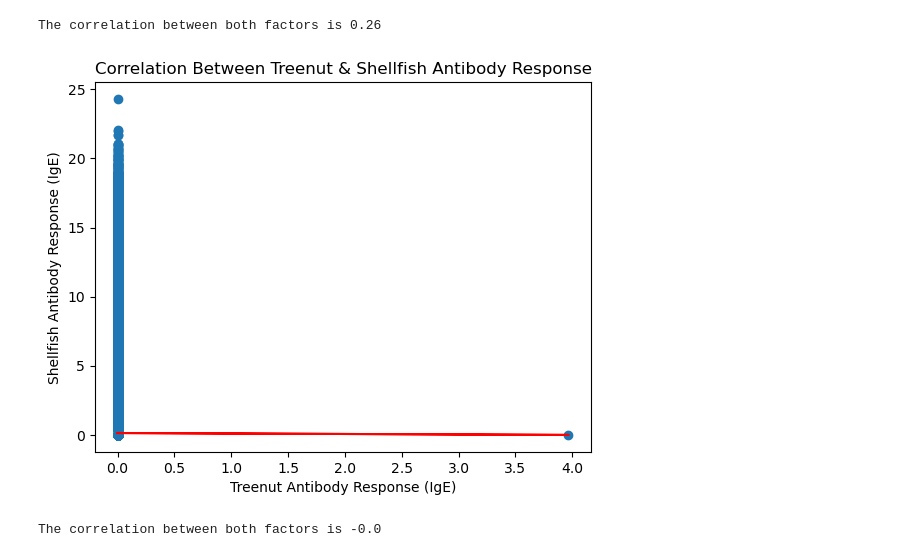
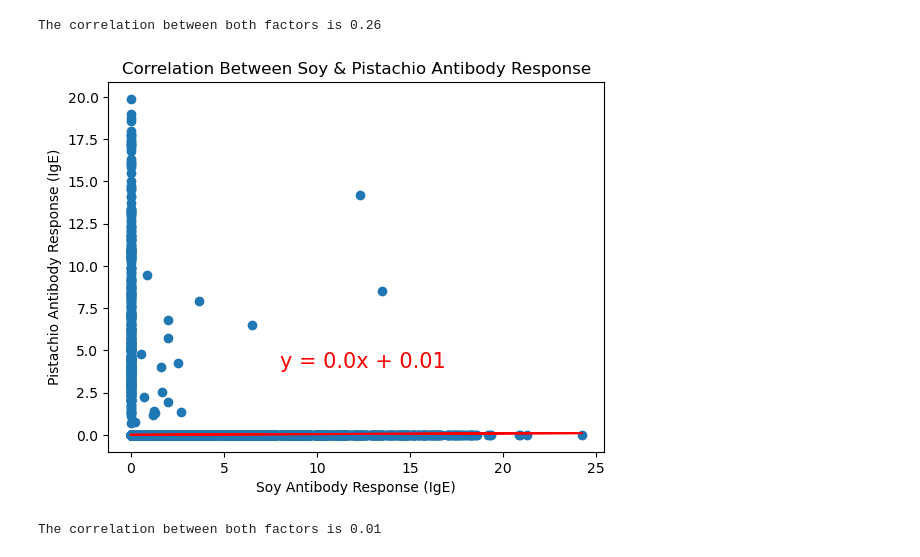
Before and after one commit to leahkrause/project_1, a Jupyter notebook: Allergy_Leah.ipynb, the cells around one changed output. Saved outputs shown, nothing was run; the diff lists cells and outputs as text; code cells hidden in the pictures.

```diff
--- a/Allergy_Fish.ipynb
+++ b/Allergy_Leah.ipynb
@@ -493,21 +506,22 @@ print(f"The correlation between both factors is {round(correlation[0],2)}")
 [figure]
 The correlation between both factors is 0.26
 # %%
-# Graph for the most correlated
-x_values = ((start_clean['TREENUT']).fillna(0))
-y_values = ((start_clean['SHELLFISH']).fillna(0))
+# Graph for the least correlated
+
+x_values = ((start_clean['SOY']).fillna(0))
+y_values = ((start_clean['PISTACHIO']).fillna(0))
 (slope, intercept, rvalue, pvalue, stderr) = linregress(x_values, y_values)
 regress_values = x_values * slope + intercept
 line_eq = "y = " + str(round(slope,2)) + "x + " + str(round(intercept,2))
 plt.scatter(x_values,y_values)
 plt.plot(x_values, regress_values, "r-")
 plt.annotate(line_eq,(8,4),fontsize=15,color="red")
-plt.xlabel('Treenut Antibody Response (IgE)')
-plt.ylabel('Shellfish Antibody Response (IgE)')
-plt.title("Correlation Between Treenut & Shellfish Antibody Response")
+plt.xlabel('Soy Antibody Response (IgE)')
+plt.ylabel('Pistachio Antibody Response (IgE)')
+plt.title("Correlation Between Soy & Pistachio Antibody Response")
 plt.show()
 correlation = sts.pearsonr(x_values,y_values)
 print(f"The correlation between both factors is {round(correlation[0],2)}")
 # %% [output]
-[figure, old version]
+[figure, new version]
-The correlation between both factors is -0.0
+The correlation between both factors is 0.01
```
Also changed, not shown: parts of 36 cells of this notebook.
